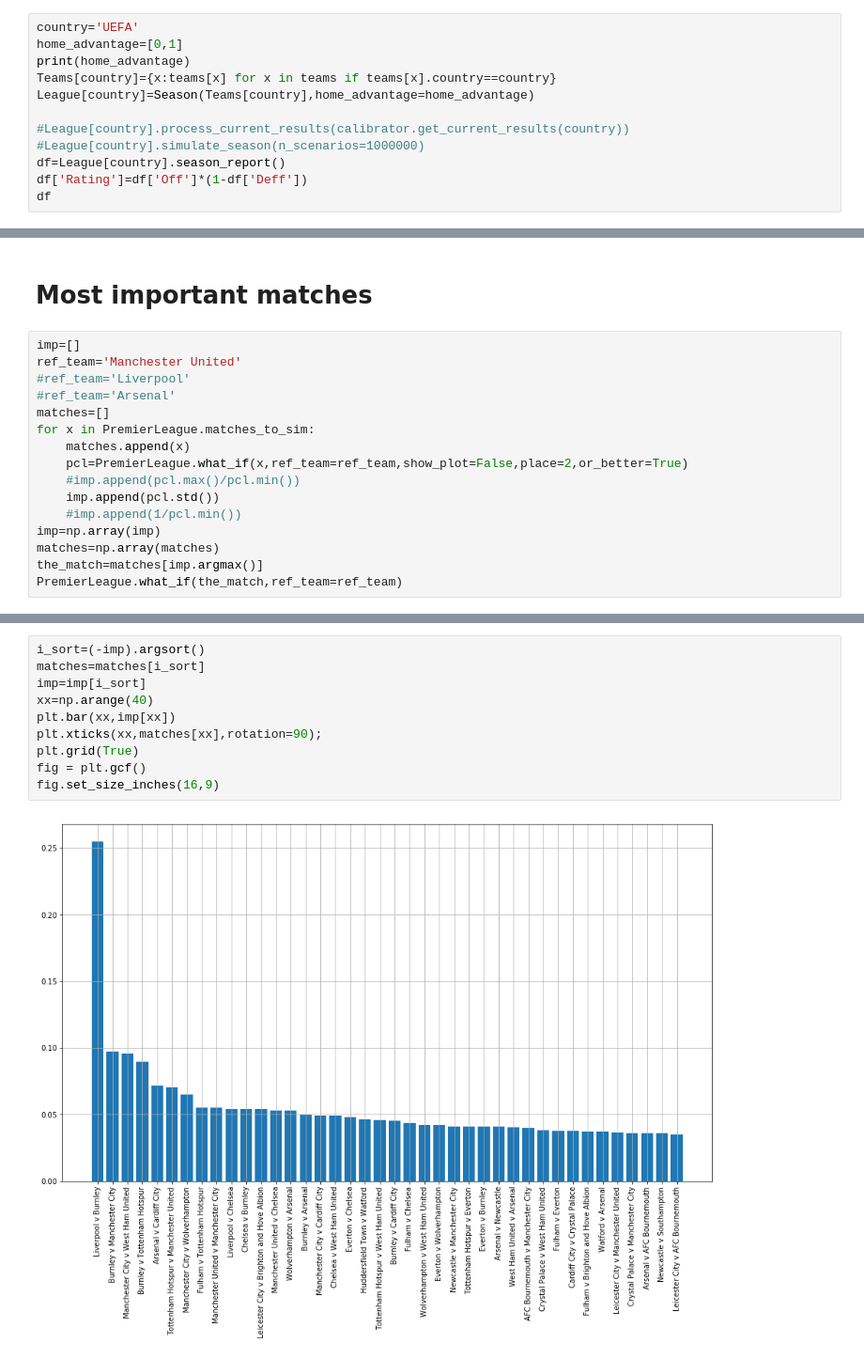
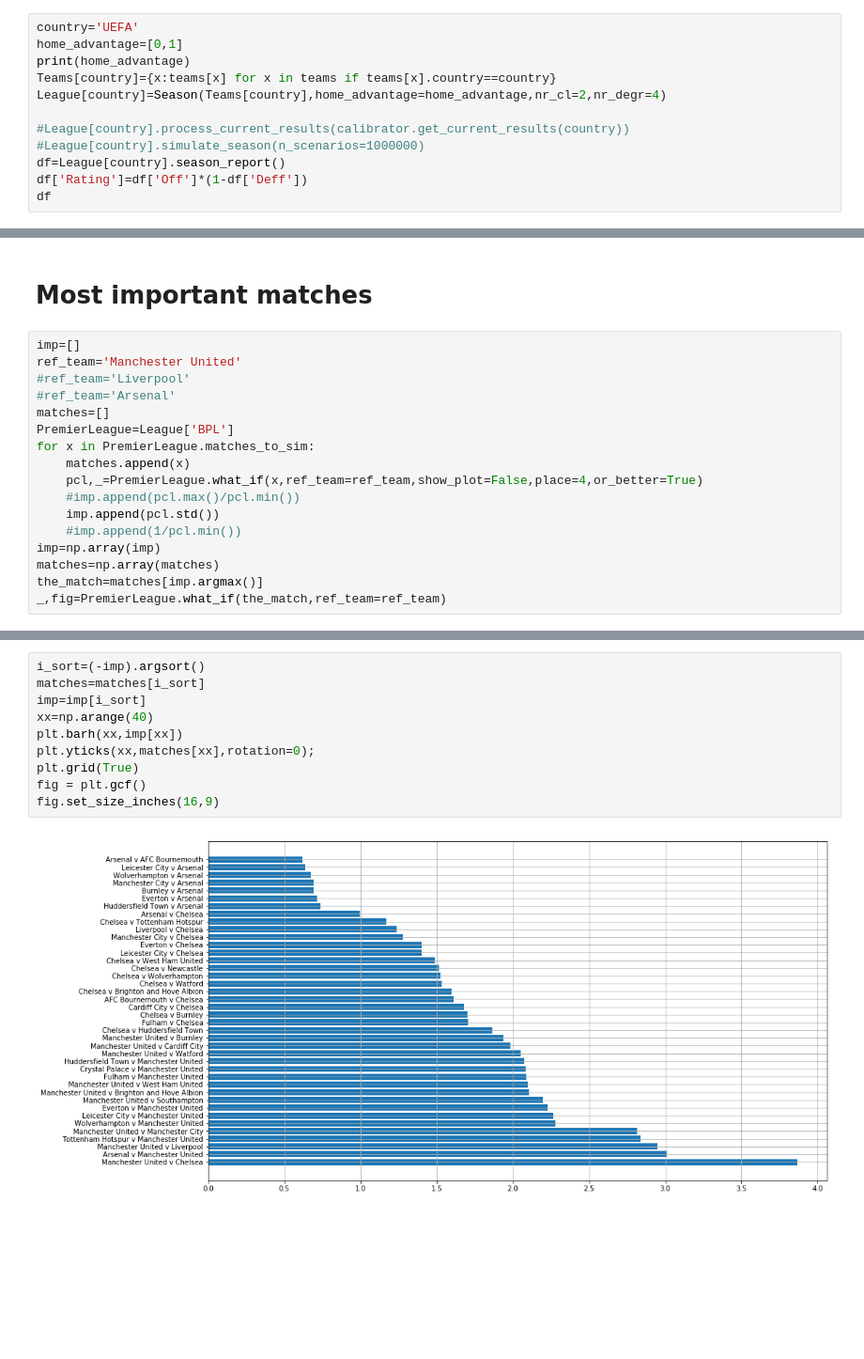
Before and after one commit to tchnvkng/football_sim, a Jupyter notebook: pl2.ipynb, the cells around one changed output, grey strips where cells are left out. Shown at 94% size. Saved outputs shown, nothing was run; the diff lists cells and outputs as text; blank space fills up the shorter version.

```diff
--- a/pl2.ipynb
+++ b/pl2.ipynb
@@ -42,7 +43,7 @@ country='UEFA'
 home_advantage=[0,1]
 print(home_advantage)
 Teams[country]={x:teams[x] for x in teams if teams[x].country==country}
-League[country]=Season(Teams[country],home_advantage=home_advantage)
+League[country]=Season(Teams[country],home_advantage=home_advantage,nr_cl=2,nr_degr=4)
 
 #League[country].process_current_results(calibrator.get_current_results(country))
 #League[country].simulate_season(n_scenarios=1000000)
@@ -130,14 +131,15 @@ ref_team='Manchester United'
 #ref_team='Liverpool'
 #ref_team='Arsenal'
 matches=[]
+PremierLeague=League['BPL']
 for x in PremierLeague.matches_to_sim:
     matches.append(x)
-    pcl=PremierLeague.what_if(x,ref_team=ref_team,show_plot=False,place=2,or_better=True)
+    pcl,_=PremierLeague.what_if(x,ref_team=ref_team,show_plot=False,place=4,or_better=True)
     #imp.append(pcl.max()/pcl.min())
     imp.append(pcl.std())
     #imp.append(1/pcl.min())
 imp=np.array(imp)
 matches=np.array(matches)
 the_match=matches[imp.argmax()]
-PremierLeague.what_if(the_match,ref_team=ref_team)
+_,fig=PremierLeague.what_if(the_match,ref_team=ref_team)
 # %% [output]
@@ -151,14 +150,14 @@ array([ 6.89      ,  5.11049724, 11.40275387,  6.7940552 ])
 # %%
 i_sort=(-imp).argsort()
 matches=matches[i_sort]
 imp=imp[i_sort]
 xx=np.arange(40)
-plt.bar(xx,imp[xx])
-plt.xticks(xx,matches[xx],rotation=90);
+plt.barh(xx,imp[xx])
+plt.yticks(xx,matches[xx],rotation=0);
 plt.grid(True)
 fig = plt.gcf()
 fig.set_size_inches(16,9)
 # %% [output]
-[figure, old version]
+[figure, new version]
 # %%
 team_name='Manchester United'
```
Also changed, not shown: parts of 12 cells of this notebook, 3 other files.
